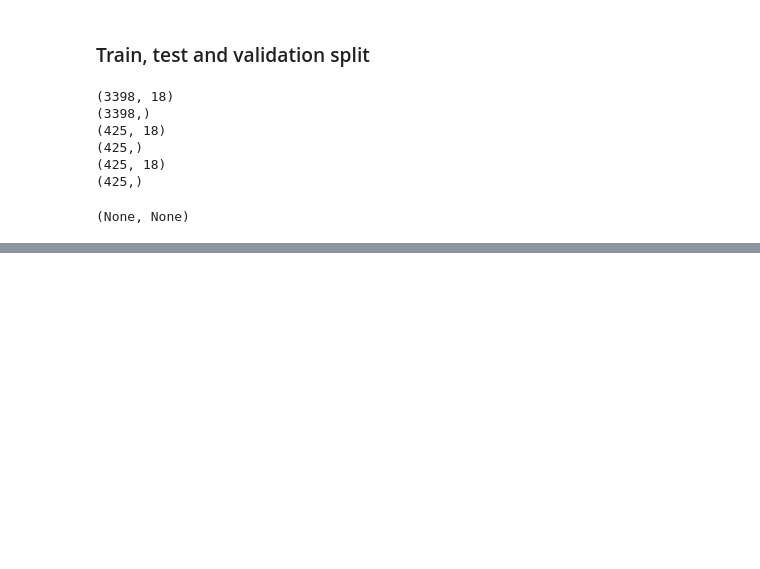
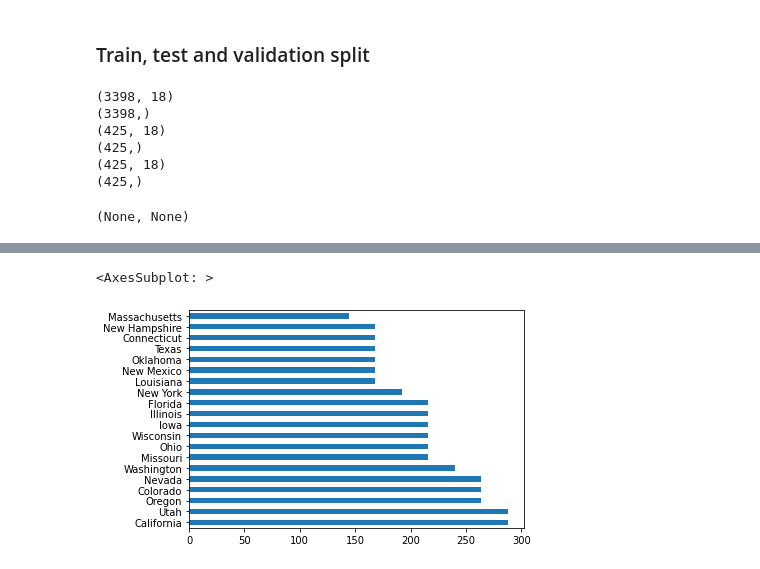
Before and after one commit to rafal-mokrzycki/us-stores-sales, a Jupyter notebook: us-stores-sales.ipynb, the cells around one changed output, grey strips where cells are left out. Saved outputs shown, nothing was run; the diff lists cells and outputs as text; code cells hidden in the pictures; blank space fills up the shorter version.

```diff
--- a/us-stores-sales.ipynb
+++ b/us-stores-sales.ipynb
@@ -168,0 +178,5 @@ print(X_test.shape), print(y_test.shape)
+# %%
+df_no_date['State'].value_counts().plot(kind='barh')
+# %% [output]
+<AxesSubplot: >
+[figure, added]
```
Also changed, not shown: parts of 18 cells of this notebook.
